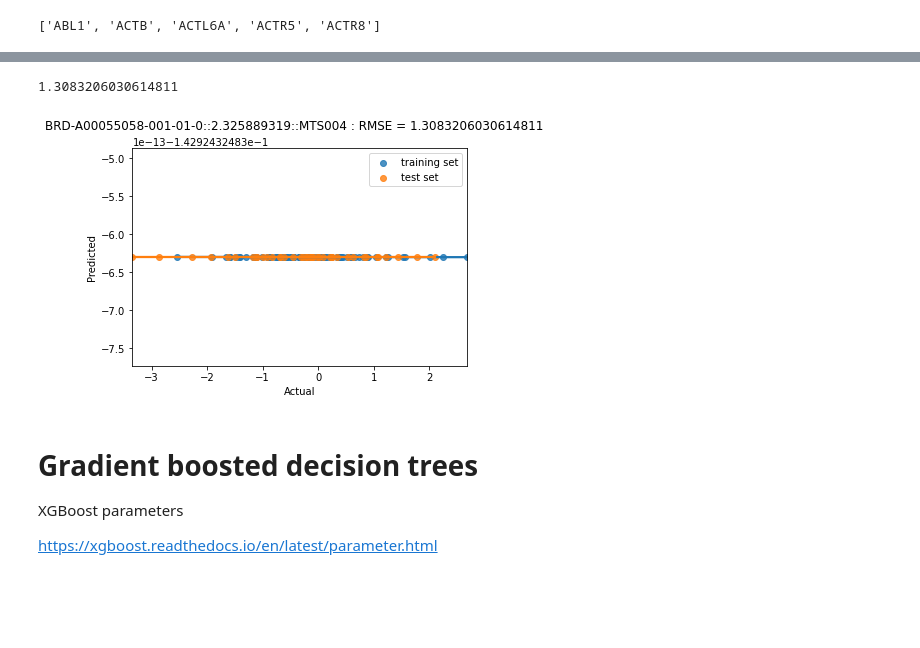
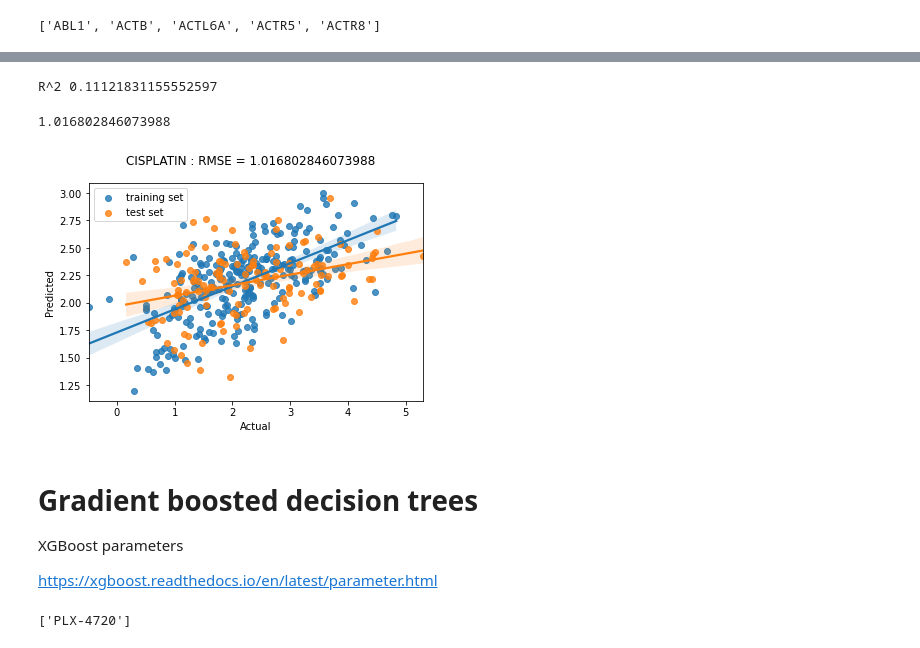
Before and after one commit to dykstrajustin/StartML, a Jupyter notebook: run_simple_models.ipynb, the cells around one changed output, grey strips where cells are left out. Drawn from its saved outputs; the diff is of its cells as text; code cells hidden in the pictures; blank space fills up the shorter version.

```diff
--- a/run_simple_models.ipynb
+++ b/run_simple_models.ipynb
@@ -43,0 +59,8 @@ drug_names = pd.read_csv('data/depmap_data/primary-screen-replicate-collapsed-tr
+# %%
+with open('gene_names.txt', 'r') as f:
+    gene_names = f.read().splitlines()
+gene_names
+
+with open('drug_names.txt', 'r') as f:
+    drug_names = f.read().splitlines()
+drug_names
@@ -126,14 +172,15 @@ run_model(
 # %%
 run_model(
     merged,
-    model=ElasticNet(random_state=0, normalize =False, max_iter=100000),
-    drugname=drug_names[0],
-    gene_list=gene_names,
+    model=ElasticNet(alpha=.2, random_state=0, normalize =False, max_iter=100000),
+    drugname='CISPLATIN',
+    gene_list=dna_genes,
     plot=True
     )
 # %% [output]
-1.3083206030614811
+R^2 0.11121831155552597
+1.016802846073988
-[figure, old version]
+[figure, new version]
 # %% [markdown]
 # Gradient boosted decision trees
 
@@ -239 +291,5 @@ def create_importance_model(df, drugname, subset_list, save_name):
+# %%
+print(list(i for i in drug_names if i.startswith('PL')))
+# %% [output]
+['PLX-4720']
 # %%
```
Also changed, not shown: parts of 18 cells of this notebook.
